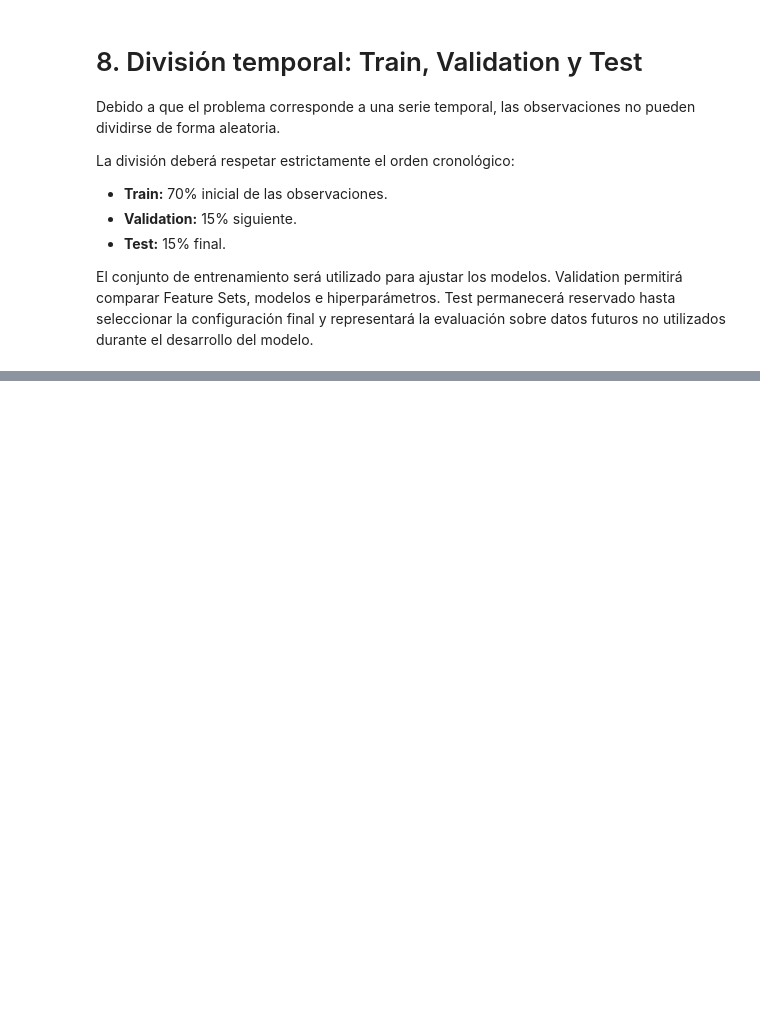
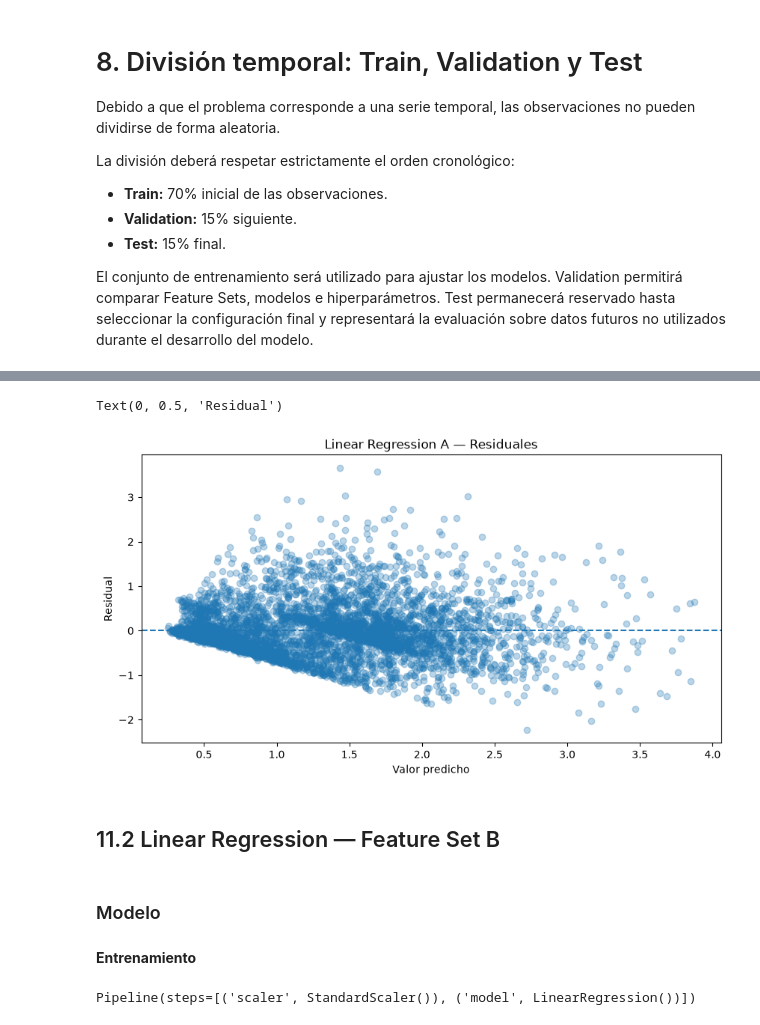
Before and after one commit to alexandrachr2303/Proyecto-Household-Power-G7, a Jupyter notebook: 02_timeseries_feature_engineering_modeling.ipynb, the cells around one changed output, grey strips where cells are left out. Saved outputs shown, nothing was run; the diff lists cells and outputs as text; code cells hidden in the pictures; blank space fills up the shorter version.

```diff
--- a/02_timeseries_feature_engineering_modeling.ipynb
+++ b/02_timeseries_feature_engineering_modeling.ipynb
@@ -1230,0 +1829,39 @@ desarrollo del modelo.
+# %%
+residuos_lr_a = (
+    y_val.values
+    - pred_lr_a
+)
+# %%
+fig_res, ax = plt.subplots(
+    figsize=(10, 5)
+)
+
+ax.scatter(
+    pred_lr_a,
+    residuos_lr_a,
+    alpha=0.3
+)
+
+ax.axhline(
+    0,
+    linestyle="--"
+)
+
+ax.set_title(
+    "Linear Regression A — Residuales"
+)
+
+ax.set_xlabel(
+    "Valor predicho"
+)
+
+ax.set_ylabel(
+    "Residual"
+)
+# %% [output]
+Text(0, 0.5, 'Residual')
+[figure, added]
+# %% [markdown]
+## 11.2 Linear Regression — Feature Set B
+# %% [markdown]
+### Modelo
@@ -1230,0 +1879,9 @@ desarrollo del modelo.
+# %% [markdown]
+**Entrenamiento**
+# %%
+modelo_lr_b.fit(
+    X_train_b,
+    y_train
+)
+# %% [output]
+Pipeline(steps=[('scaler', StandardScaler()), ('model', LinearRegression())])
```
Also changed, not shown: parts of 99 cells of this notebook, 4 other files.
